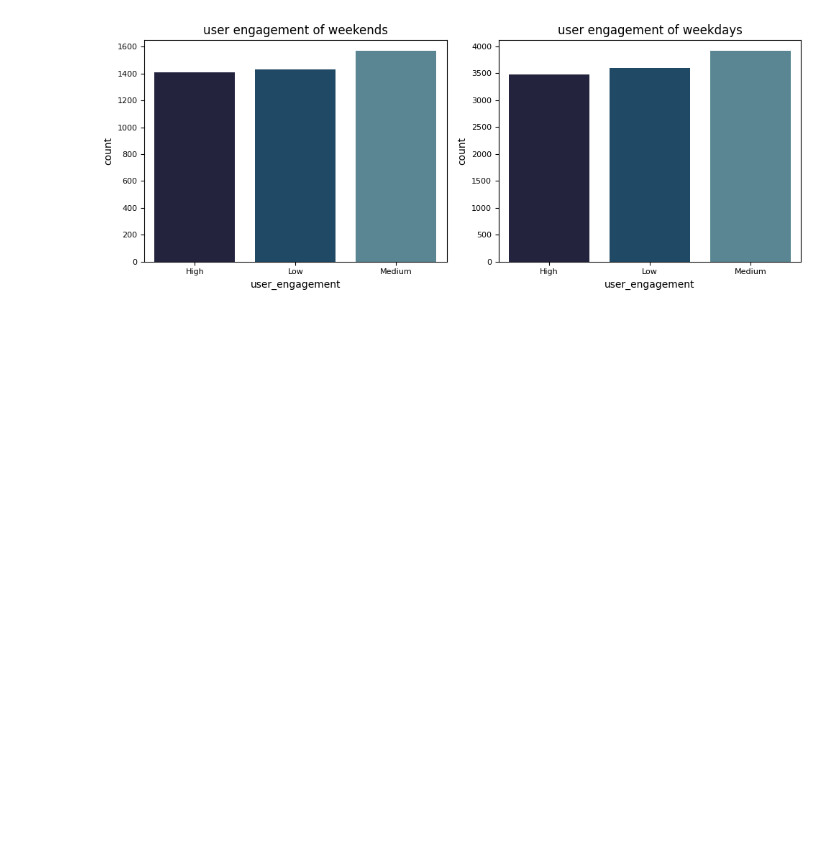
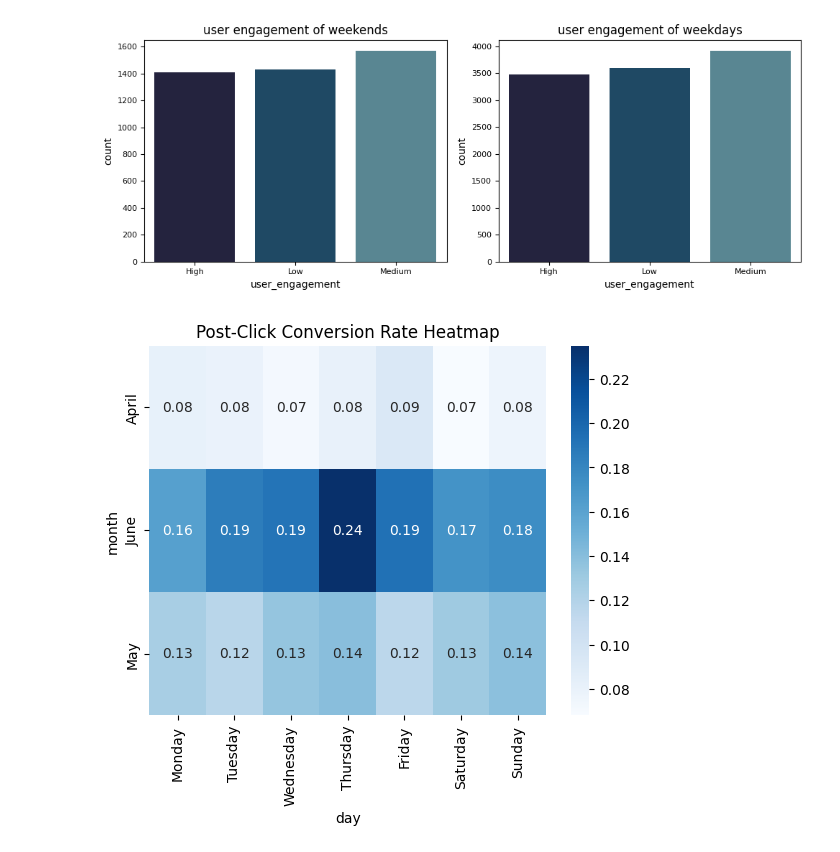
Before and after one commit to SuyashPatil-max/Finlatics, a Jupyter notebook: Marketing.ipynb, the cells around one changed output. Saved outputs shown, nothing was run; the diff lists cells and outputs as text; code cells hidden in the pictures; blank space fills up the shorter version.

```diff
--- a/Marketing.ipynb
+++ b/Marketing.ipynb
@@ -782,3 +782,11 @@ Passing `palette` without assigning `hue` is deprecated and will be removed in v
 
   sns.countplot(x = 'user_engagement' ,data = weekdays ,palette = palet,ax = axes[1])
 [figure]
+# %%
+pivot = df.pivot_table(values='CVR',index='month',columns='day',aggfunc='mean')
+
+sns.heatmap(pivot, cmap='Blues', annot=True, fmt='.2f')
+plt.title('Post-Click Conversion Rate Heatmap')
+plt.show()
+# %% [output]
+[figure, added]
```
Also changed, not shown: parts of 2 cells of this notebook.
